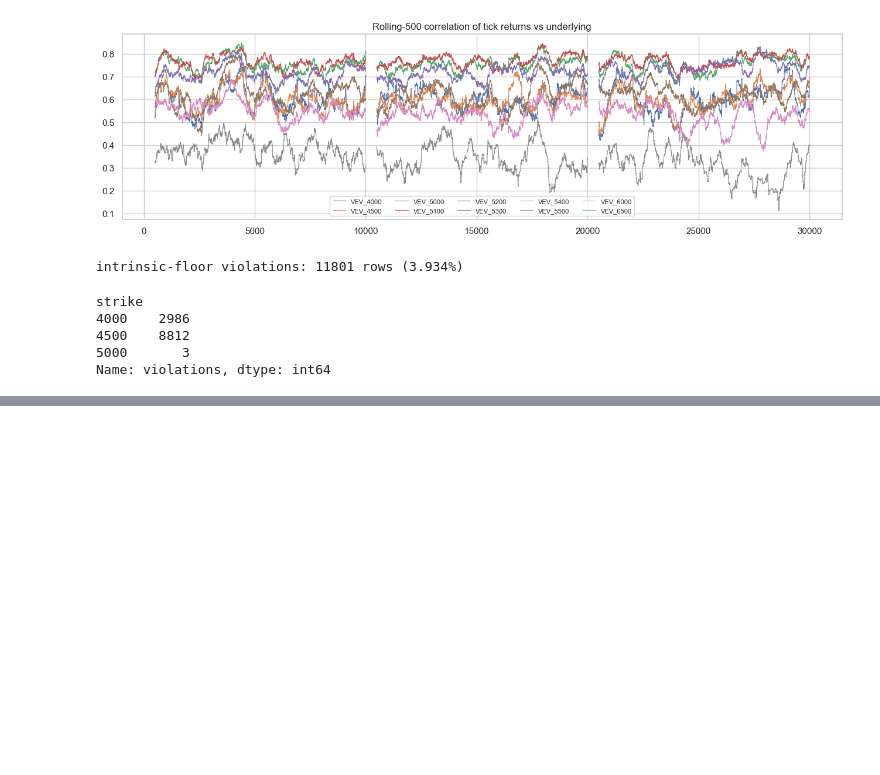
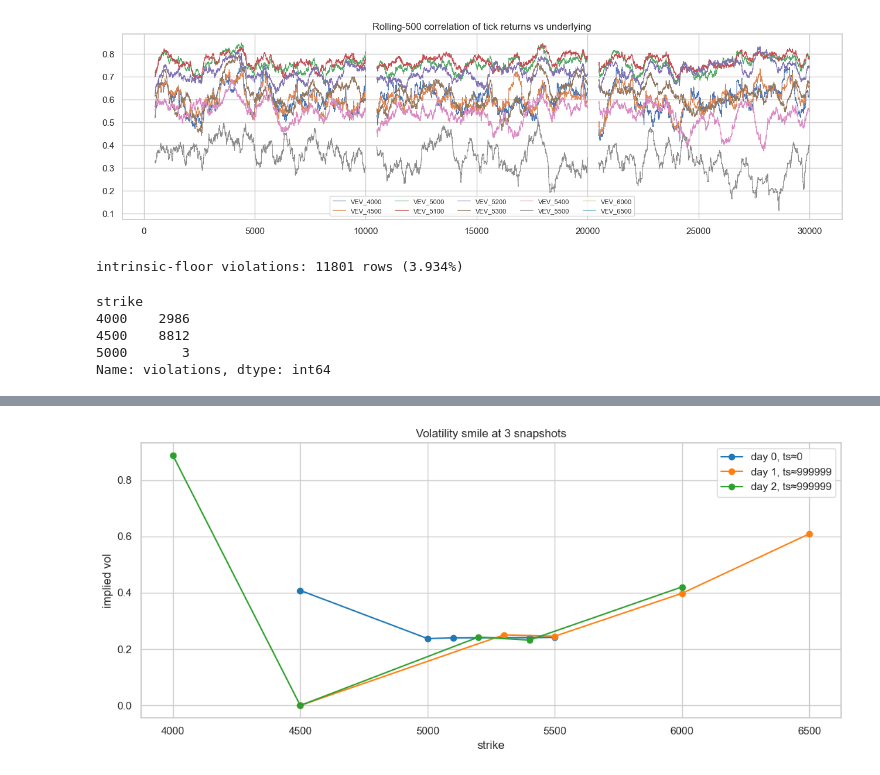
Before and after one commit to Sophbx/imc_prosperity4, a Jupyter notebook: Round3/Analysis/analysis_options.ipynb, the cells around one changed output, grey strips where cells are left out. Cells and saved outputs as stored; diff of their text form; code cells hidden in the pictures; blank space fills up the shorter version.

```diff
--- a/Round3/Analysis/analysis_options.ipynb
+++ b/Round3/Analysis/analysis_options.ipynb
@@ -209,0 +249,27 @@ Name: violations, dtype: int64
+# %%
+SNAPSHOTS = [
+    (0, 0),
+    (1, helpers.TIMESTAMPS_PER_DAY - 1),
+    (2, helpers.TIMESTAMPS_PER_DAY - 1),
+]
+
+def nearest_snapshot(day, ts, window=1000):
+    mask = (iv_rows["day"] == day) & (iv_rows["timestamp"].between(ts - window, ts + window))
+    return iv_rows[mask]
+
+fig, ax = plt.subplots(figsize=(11, 5))
+for (d, ts), color in zip(SNAPSHOTS, sns.color_palette("tab10")):
+    snap = nearest_snapshot(d, ts).dropna(subset=["iv"])
+    if snap.empty:
+        continue
+    smile = snap.groupby("strike")["iv"].mean().reset_index()
+    ax.plot(smile["strike"], smile["iv"], marker="o",
+            label=f"day {d}, ts≈{ts}", color=color)
+ax.set_xlabel("strike")
+ax.set_ylabel("implied vol")
+ax.set_title("Volatility smile at 3 snapshots")
+ax.legend()
+plt.tight_layout()
+plt.show()
+# %% [output]
+[figure, added]
```
Also changed, not shown: parts of 8 cells of this notebook, 3 other files.
